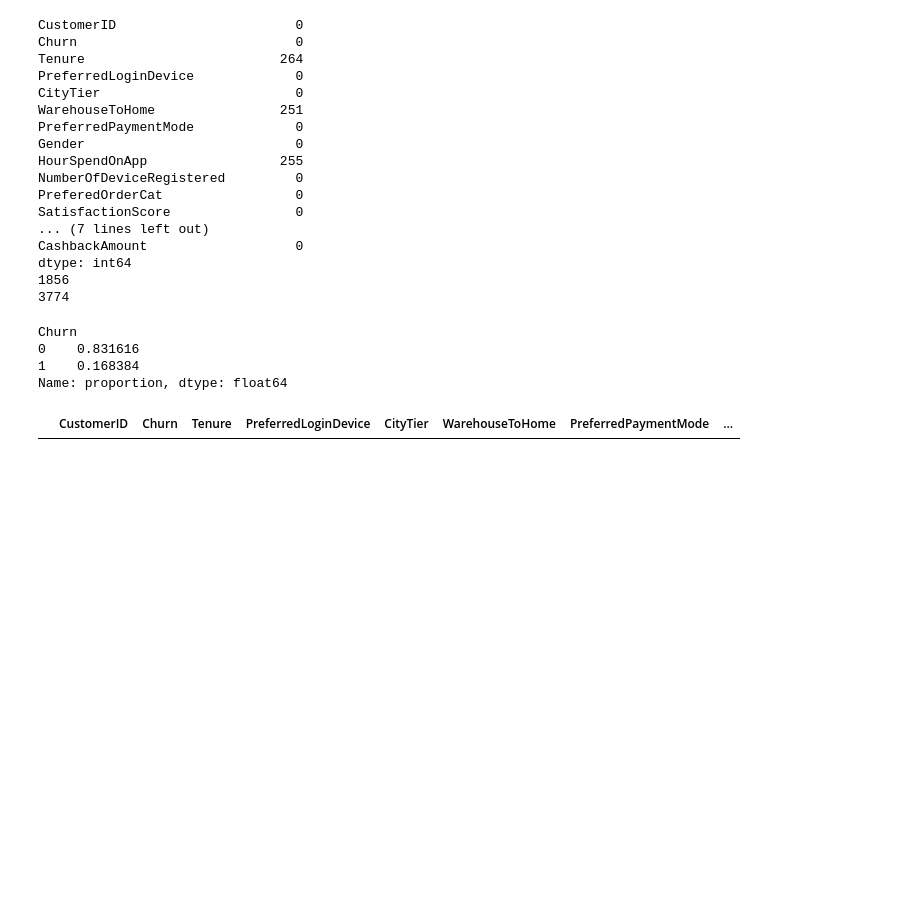
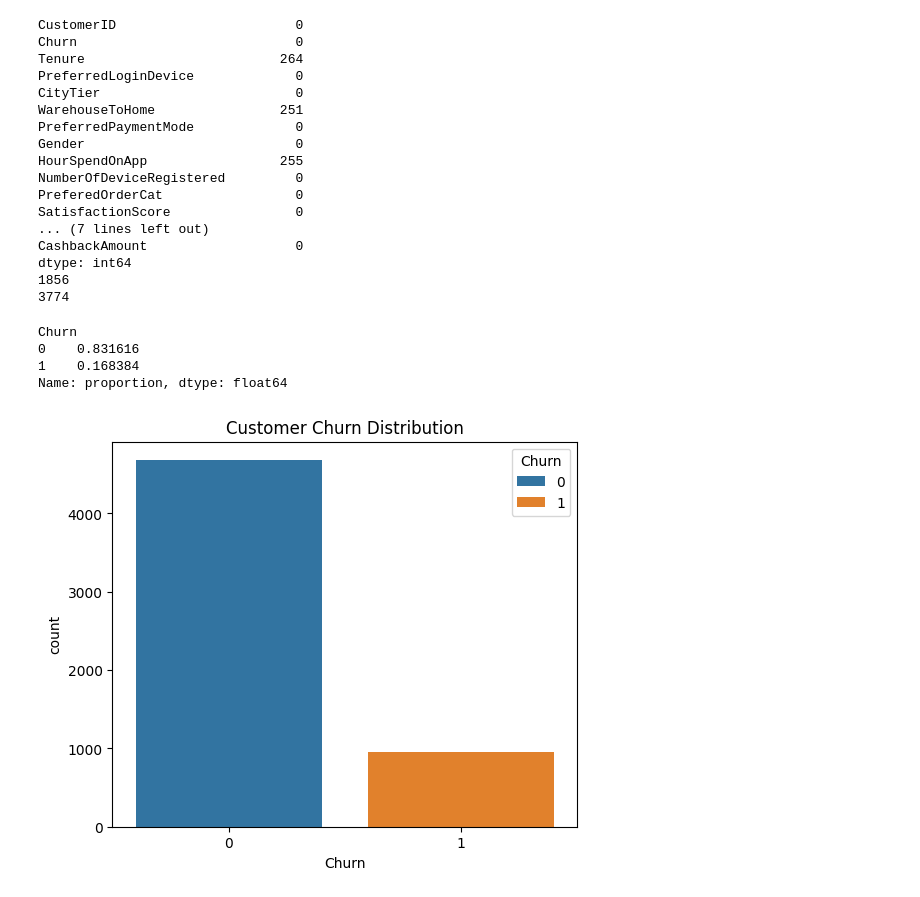
Before and after one commit to Handras18/Churn-prediction, a Jupyter notebook: 01_eda.ipynb, the cells around one changed output. Saved outputs shown, nothing was run; the diff lists cells and outputs as text; code cells hidden in the pictures; blank space fills up the shorter version.

```diff
--- a/01_eda.ipynb
+++ b/01_eda.ipynb
@@ -108,7 +108,11 @@ Churn
 0    0.831616
 1    0.168384
 Name: proportion, dtype: float64
-# %%
-df[df.duplicated()]
-# %% [output]
-|  | CustomerID | Churn | Tenure | PreferredLoginDevice | CityTier | WarehouseToHome | PreferredPaymentMode | ... |
+# %%
+
+plt.figure(figsize=(6,5))
+sns.countplot(data=df,x='Churn',hue='Churn')
+plt.title('Customer Churn Distribution')
+plt.show()
+# %% [output]
+[figure, added]
```
Also changed, not shown: parts of 5 cells of this notebook.
